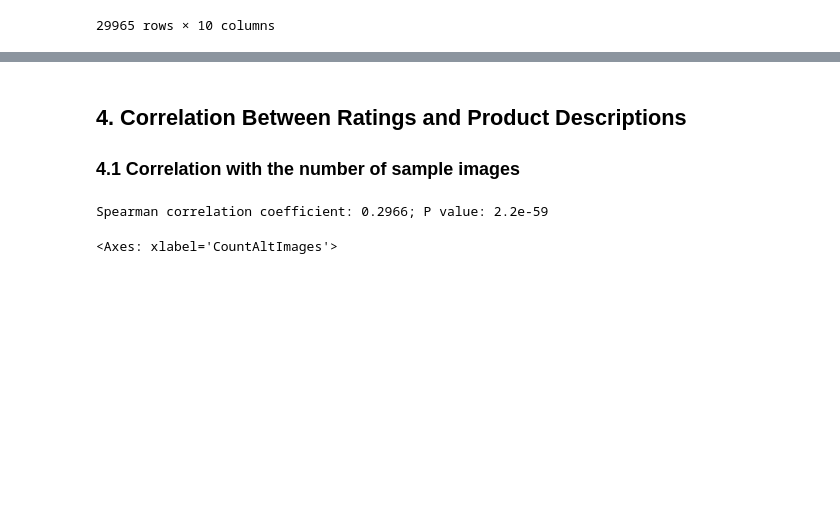
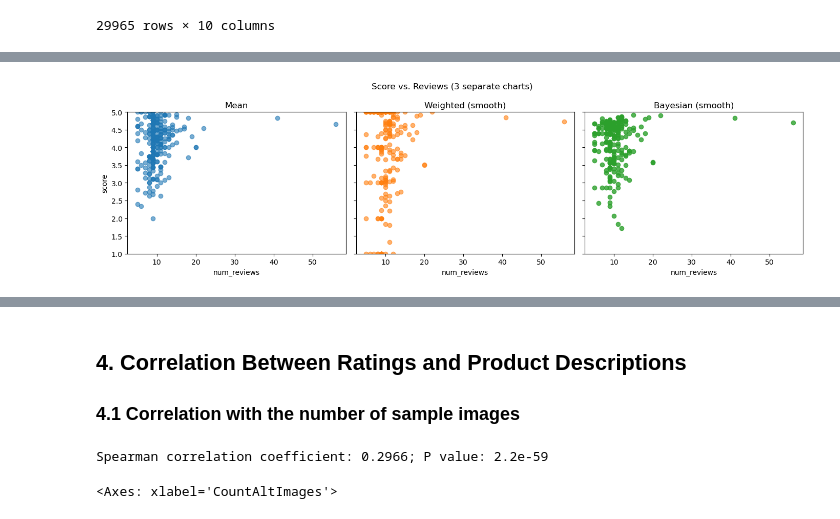
Before and after one commit to Vector239/ISOM5160-project-AI-Driven-Personalized-Product-Improvement-Recommendation-System-for-Amazon-Sellers, a Jupyter notebook: ISOM5160-GROUP7.ipynb, the cells around one changed output, grey strips where cells are left out. Saved outputs shown, nothing was run; the diff lists cells and outputs as text; code cells hidden in the pictures; blank space fills up the shorter version.

```diff
--- a/ISOM5160-GROUP7.ipynb
+++ b/ISOM5160-GROUP7.ipynb
@@ -86,0 +269,33 @@ df_amazon_food_reviews
+# %%
+# 可视化
+req_cols = ['num_reviews','mean_score','weighted_mean_smooth','bayesian_mean_smooth']
+sample_base = df_amazon_product_info.dropna(subset=[c for c in req_cols if c in df_amazon_product_info.columns])
+sample = (sample_base
+          .query('num_reviews>=5')
+          .sample(min(300, len(sample_base)), random_state=42) if len(sample_base) > 0 else sample_base)
+
+fig, axes = plt.subplots(1, 3, figsize=(14,4), sharex=True, sharey=True)
+axes[0].scatter(sample['num_reviews'], sample['mean_score'], color='C0', alpha=0.6)
+axes[0].set_title('Mean')
+axes[1].scatter(sample['num_reviews'], sample['weighted_mean_smooth'], color='C1', alpha=0.6)
+axes[1].set_title('Weighted (smooth)')
+axes[2].scatter(sample['num_reviews'], sample['bayesian_mean_smooth'], color='C2', alpha=0.8)
+axes[2].set_title('Bayesian (smooth)')
+for ax in axes:
+    ax.set_xlabel('num_reviews')
+axes[0].set_ylabel('score')
+axes[0].set_ylim(1,5)
+plt.suptitle('Score vs. Reviews (3 separate charts)')
+plt.tight_layout()
+plt.show()
+
+# 两个示例
+one_review = df_amazon_product_info.query('num_reviews==1').head(1)
+sort_key = 'weighted_mean_smooth' if 'weighted_mean_smooth' in df_amazon_product_info.columns else 'num_reviews'
+many_reviews = (df_amazon_product_info.query('num_reviews>=20')
+                .sort_values(sort_key, ascending=False)
+                .head(1))
+display(one_review[cols_show[:6]])
+display(many_reviews[cols_show[:6]])
+# %% [output]
+[figure, added]
```
Also changed, not shown: parts of 6 cells of this notebook.
